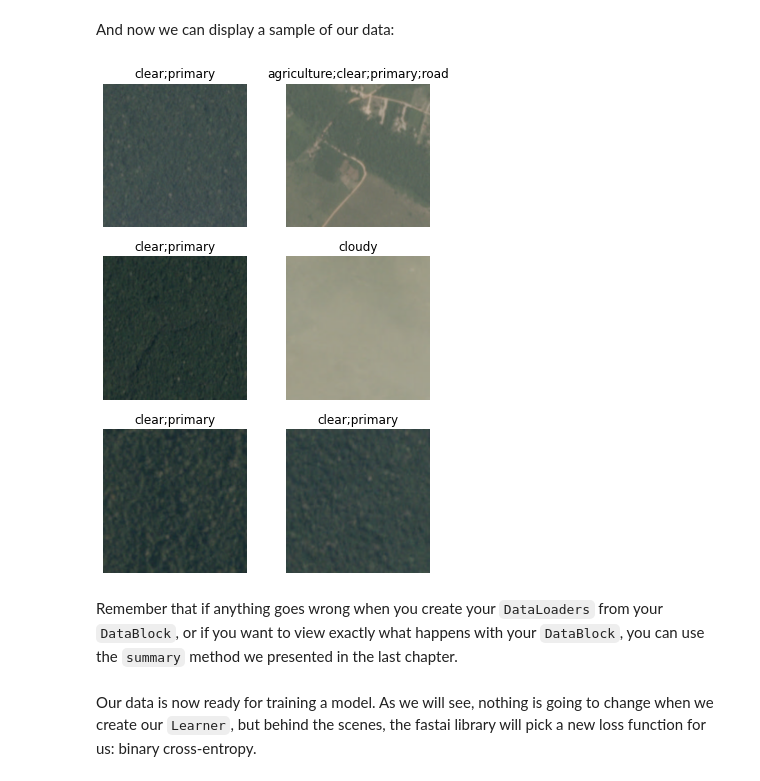
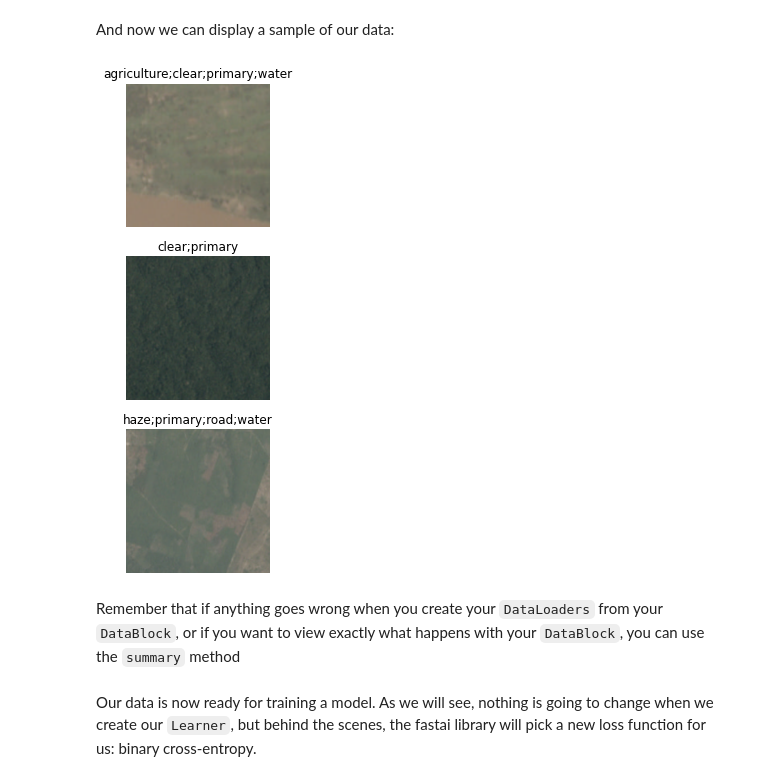
Before and after one commit to afortuny/DeepLearningFastAI, a Jupyter notebook: 06_multicat.ipynb, the cells around one changed output. Cells and saved outputs as stored; diff of their text form; code cells hidden in the pictures.

```diff
--- a/06_multicat.ipynb
+++ b/06_multicat.ipynb
@@ -148,11 +116,11 @@ dls = dblock.dataloaders(df)
 # %% [markdown]
 And now we can display a sample of our data:
 # %%
-dls.show_batch(nrows=3, ncols=2)
+dls.show_batch(nrows=3, ncols=1)
 # %% [output]
-[figure, old version]
+[figure, new version]
 # %% [markdown]
-Remember that if anything goes wrong when you create your `DataLoaders` from your `DataBlock`, or if you want to view exactly what happens with your `DataBlock`, you can use the `summary` method we presented in the last chapter.
+Remember that if anything goes wrong when you create your `DataLoaders` from your `DataBlock`, or if you want to view exactly what happens with your `DataBlock`, you can use the `summary` method
 # %% [markdown]
 Our data is now ready for training a model. As we will see, nothing is going to change when we create our `Learner`, but behind the scenes, the fastai library will pick a new loss function for us: binary cross-entropy.
 # %% [markdown]
```
Also changed, not shown: parts of 17 cells of this notebook.
